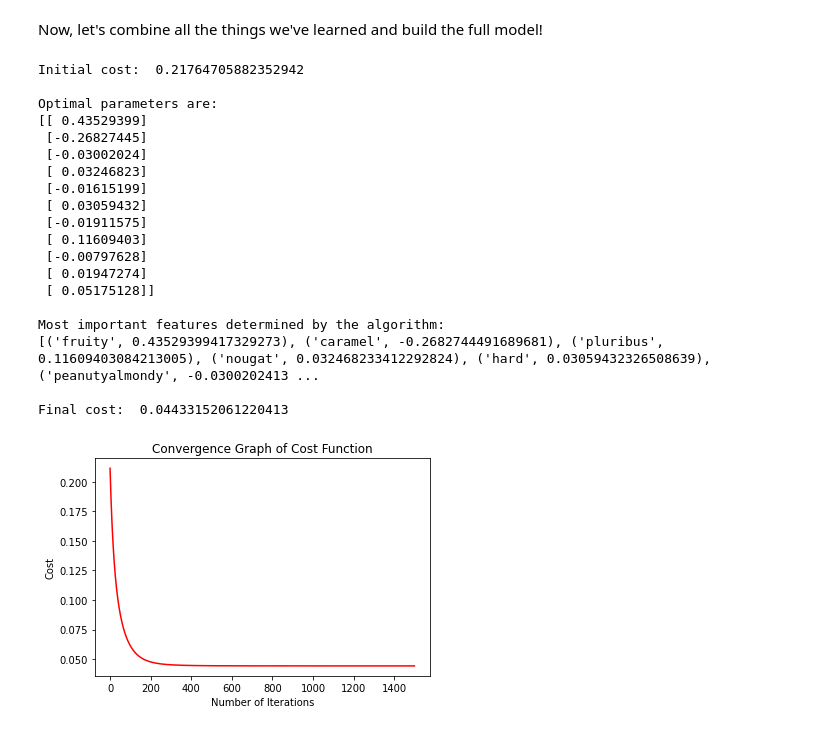
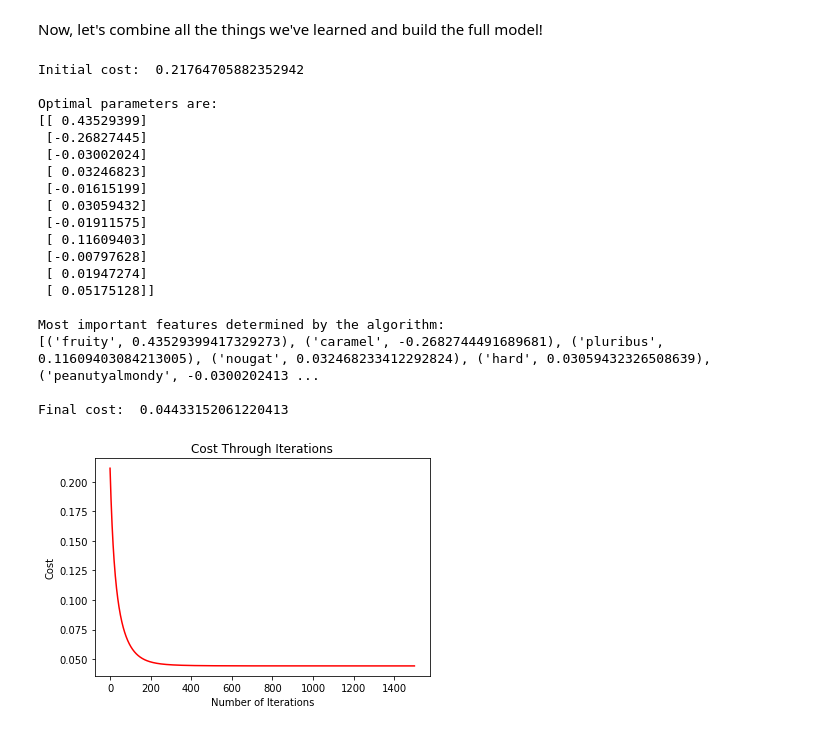
Before and after one commit to athreyaanand/ML-from-scratch, a Jupyter notebook: LinearRegression/LinearRegression.ipynb, the cells around one changed output. Drawn from its saved outputs; the diff is of its cells as text; code cells hidden in the pictures.

```diff
--- a/LinearRegression/LinearRegression.ipynb
+++ b/LinearRegression/LinearRegression.ipynb
@@ -43,11 +43,11 @@ This is the heart of the algorithm. Here, for every iteration, we calculate the
 We multiply the learning rate with the partial derivative of the cost function; the derivative informs us of the direction we should change our variable in.
 # %%
 def gradient_descent(X, y, params, learning_rate, iterations):
-    n = len(y)
+    num_samples = len(y)
     cost_history = []
 
     for i in range(iterations):
-        params = params - (learning_rate/n) * X.T @ (X @ params - y)
+        params = params - (learning_rate/num_samples) * X.T @ (X @ params - y)
         cost_history.append(compute_cost(X, y, params))
 
     return (cost_history, params)
@@ -79,33 +80,33 @@ print("Initial cost: ", initial_cost, "\n")
 
 print(f"Optimal parameters are: \n{optimal_params}\n")
 print(f"Most important features determined by the algorithm: \n{sorted(zip(list(df)[1:], optimal_params[:, 0]), key = lambda x: -np.abs(x[1]))}\n")
 
 print("Final cost: ", cost_history[-1])
 
+# plot our cost history
 plt.plot(range(len(cost_history)), cost_history, 'r')
-
-plt.title("Convergence Graph of Cost Function")
+plt.title("Cost Through Iterations")
 plt.xlabel("Number of Iterations")
 plt.ylabel("Cost")
 plt.show()
 # %% [output]
 Initial cost:  0.21764705882352942
 
 Optimal parameters are:
 [[ 0.43529399]
  [-0.26827445]
  [-0.03002024]
  [ 0.03246823]
  [-0.01615199]
  [ 0.03059432]
  [-0.01911575]
  [ 0.11609403]
  [-0.00797628]
  [ 0.01947274]
  [ 0.05175128]]
 
 Most important features determined by the algorithm:
 [('fruity', 0.43529399417329273), ('caramel', -0.2682744491689681), ('pluribus', 0.11609403084213005), ('nougat', 0.032468233412292824), ('hard', 0.03059432326508639), ('peanutyalmondy', -0.0300202413 ...
 
 Final cost:  0.04433152061220413
-[figure, old version]
+[figure, new version]
```
Also changed, not shown: parts of 3 cells of this notebook.
